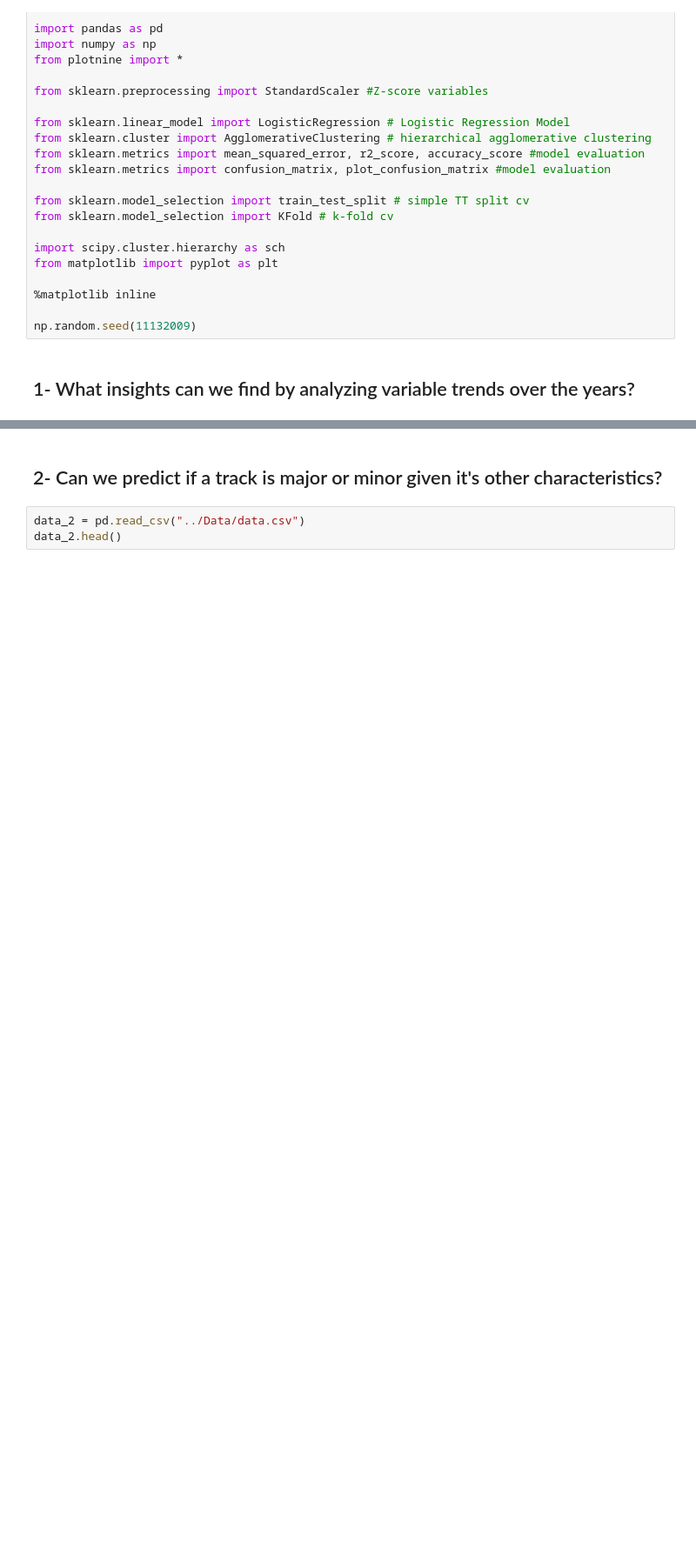
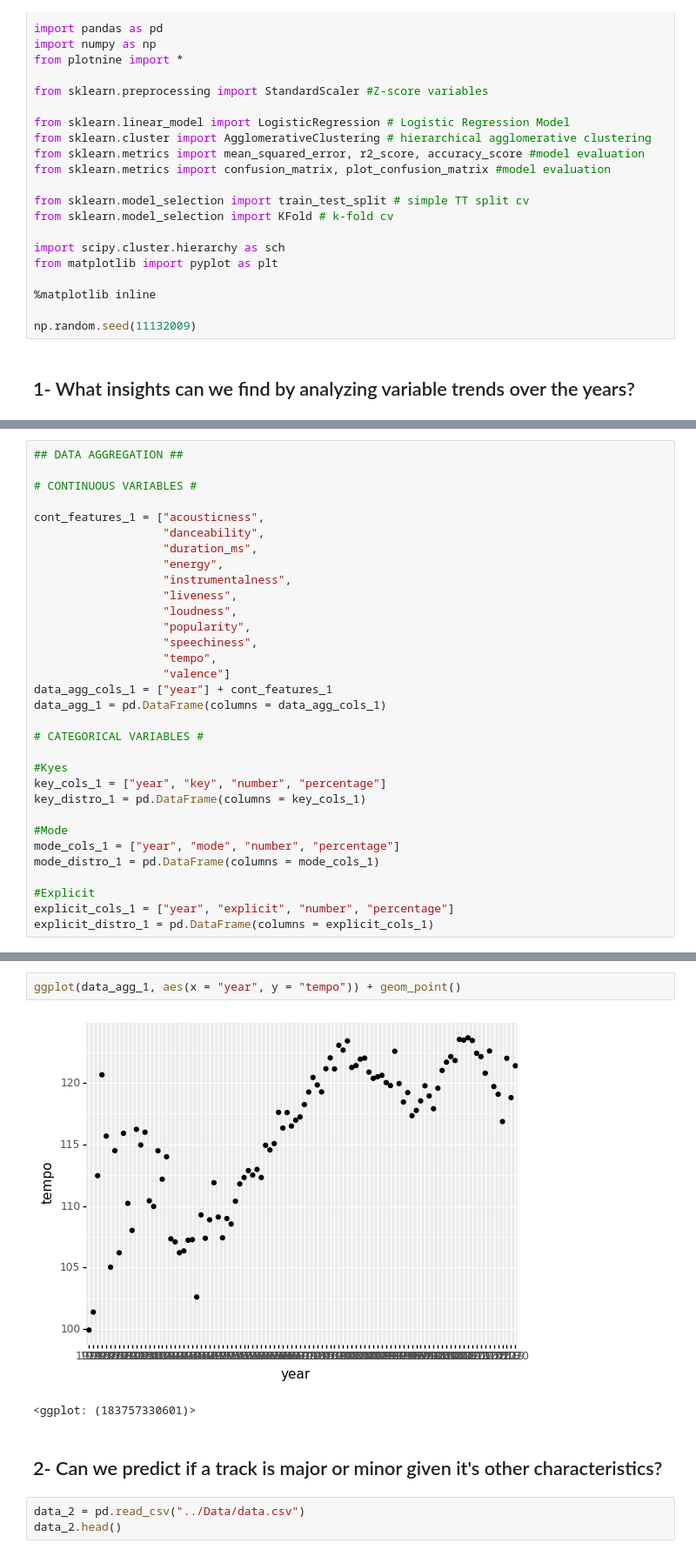
Before and after one commit to danshaub/CPSC392-Final-Project, a Jupyter notebook: Notebooks/Dan-FP.ipynb, the cells around one changed output, grey strips where cells are left out. Shown: that part at 87% size. Drawn from its saved outputs; the diff is of its cells as text; blank space fills up the shorter version.

```diff
--- a/Notebooks/Dan-FP.ipynb
+++ b/Notebooks/Dan-FP.ipynb
@@ -40,0 +37,32 @@ data_1.head()
+# %%
+## DATA AGGREGATION ##
+
+# CONTINUOUS VARIABLES #
+
+cont_features_1 = ["acousticness",
+                   "danceability",
+                   "duration_ms",
+                   "energy",
+                   "instrumentalness",
+                   "liveness",
+                   "loudness",
+                   "popularity",
+                   "speechiness",
+                   "tempo",
+                   "valence"]
+data_agg_cols_1 = ["year"] + cont_features_1
+data_agg_1 = pd.DataFrame(columns = data_agg_cols_1)
+
+# CATEGORICAL VARIABLES #
+
+#Kyes
+key_cols_1 = ["year", "key", "number", "percentage"]
+key_distro_1 = pd.DataFrame(columns = key_cols_1)
+
+#Mode
+mode_cols_1 = ["year", "mode", "number", "percentage"]
+mode_distro_1 = pd.DataFrame(columns = mode_cols_1)
+
+#Explicit
+explicit_cols_1 = ["year", "explicit", "number", "percentage"]
+explicit_distro_1 = pd.DataFrame(columns = explicit_cols_1)
@@ -41,3 +153,8 @@ data_1.head()
+# %%
+ggplot(data_agg_1, aes(x = "year", y = "tempo")) + geom_point()
+# %% [output]
+[figure, added]
+<ggplot: (183757330601)>
 # %% [markdown]
 ## 2- Can we predict if a track is major or minor given it's other characteristics?
 # %%
```
Also changed, not shown: parts of 6 cells of this notebook.
